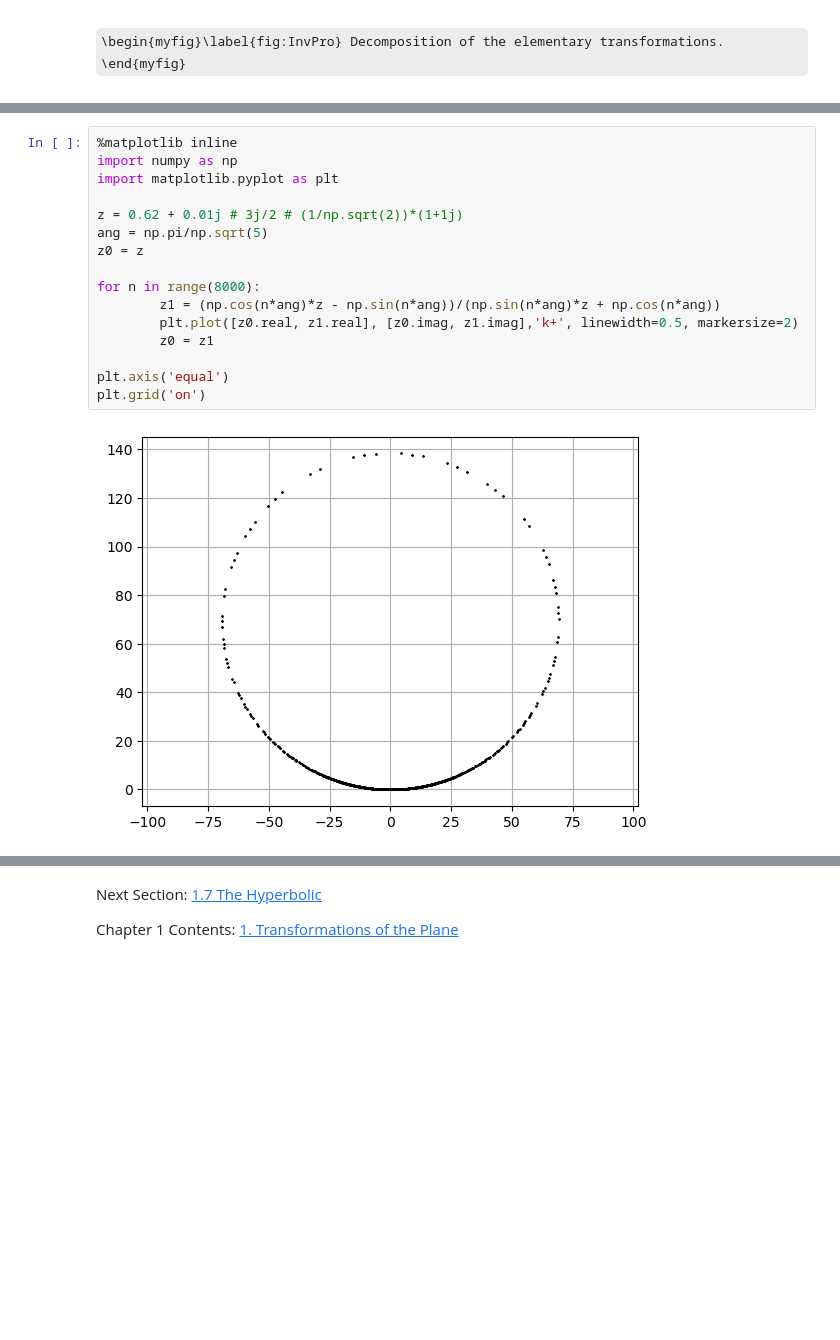
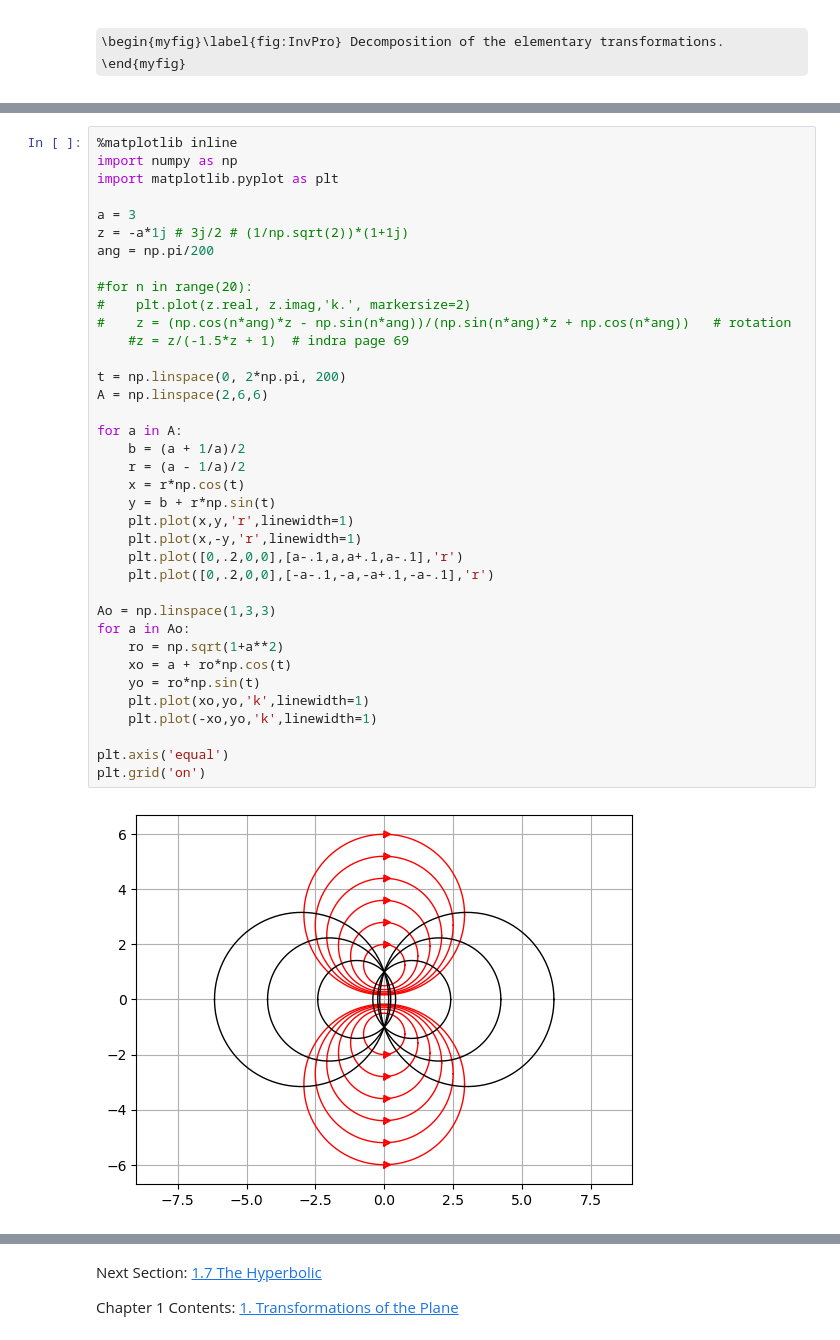
Before and after one commit to steve-cox-LA/JLA, a Jupyter notebook: TransPlane/1.6.ComplexPlane.ipynb, the cells around one changed output, grey strips where cells are left out. Saved outputs shown, nothing was run; the diff lists cells and outputs as text; some formulas as TeX source; blank space fills up the shorter version.

```diff
--- a/TransPlane/1.6.ComplexPlane.ipynb
+++ b/TransPlane/1.6.ComplexPlane.ipynb
@@ -701,24 +687,45 @@ This has the fixed points $\pm i$ and so
 \end{equation}
 
 maps the fixed points to $0$ and $\infty$ and so $\xi(z)\equiv \eta\circ K_\theta \circ\eta^{-1}$ fixes both $0$ and $\infty$.
-# %%
-%matplotlib inline
-import numpy as np
-import matplotlib.pyplot as plt
-
-z = 0.62 + 0.01j # 3j/2 # (1/np.sqrt(2))*(1+1j)
-ang = np.pi/np.sqrt(5)
-z0 = z
-
-for n in range(8000):
-        z1 = (np.cos(n*ang)*z - np.sin(n*ang))/(np.sin(n*ang)*z + np.cos(n*ang))
-        plt.plot([z0.real, z1.real], [z0.imag, z1.imag],'k+', linewidth=0.5, markersize=2)
-        z0 = z1
-
-plt.axis('equal')
-plt.grid('on')
-# %% [output]
-[figure, removed]
+# %%
+%matplotlib inline
+import numpy as np
+import matplotlib.pyplot as plt
+
+a = 3
+z = -a*1j # 3j/2 # (1/np.sqrt(2))*(1+1j)
+ang = np.pi/200
+
+#for n in range(20):
+#    plt.plot(z.real, z.imag,'k.', markersize=2)
+#    z = (np.cos(n*ang)*z - np.sin(n*ang))/(np.sin(n*ang)*z + np.cos(n*ang))   # rotation
+    #z = z/(-1.5*z + 1)  # indra page 69
+
+t = np.linspace(0, 2*np.pi, 200)
+A = np.linspace(2,6,6)
+
+for a in A:
+    b = (a + 1/a)/2
+    r = (a - 1/a)/2
+    x = r*np.cos(t)
+    y = b + r*np.sin(t)
+    plt.plot(x,y,'r',linewidth=1)
+    plt.plot(x,-y,'r',linewidth=1)
+    plt.plot([0,.2,0,0],[a-.1,a,a+.1,a-.1],'r')
+    plt.plot([0,.2,0,0],[-a-.1,-a,-a+.1,-a-.1],'r')
+
+Ao = np.linspace(1,3,3)
+for a in Ao:
+    ro = np.sqrt(1+a**2)
+    xo = a + ro*np.cos(t)
+    yo = ro*np.sin(t)
+    plt.plot(xo,yo,'k',linewidth=1)
+    plt.plot(-xo,yo,'k',linewidth=1)
+
+plt.axis('equal')
+plt.grid('on')
+# %% [output]
+[figure, added]
 # %% [markdown]
 Can we prove that the trajectory is a circle?  If $z=ai$ then
 
```
Also changed, not shown: parts of 6 cells of this notebook, 1 other file.
